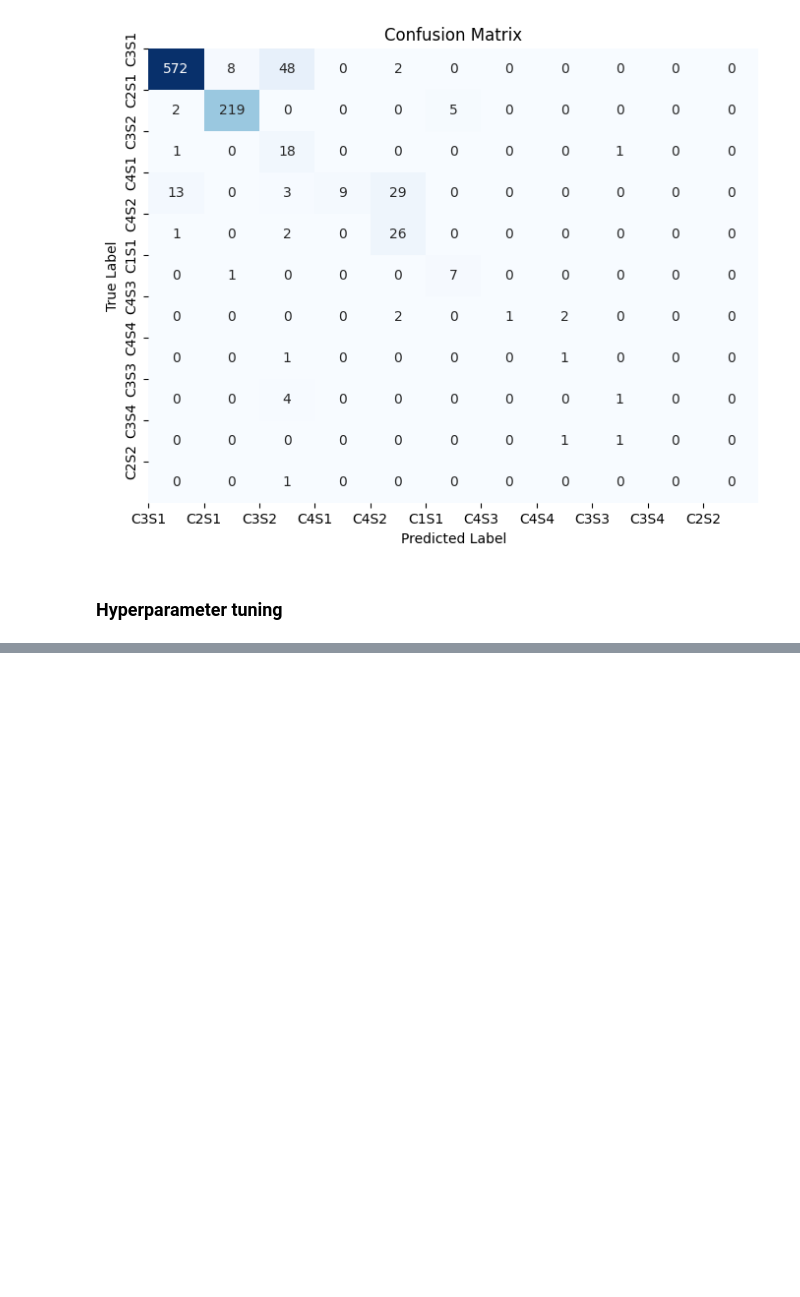
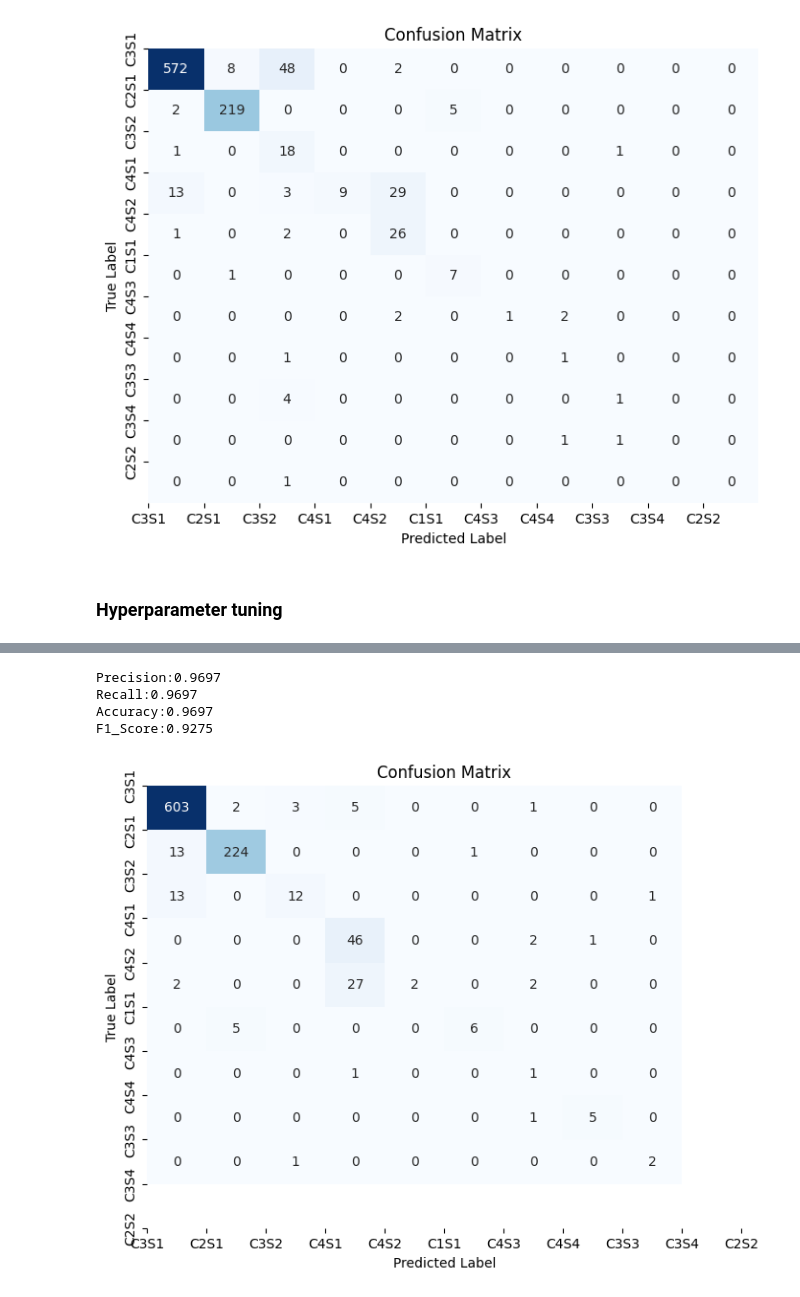
Before and after one commit to heckop/GroundWater_analyzer, a Jupyter notebook: Softmax_Implementation_And_Data_Preprocessing/SoftmaxRegression.ipynb, the cells around one changed output, grey strips where cells are left out. Cells and saved outputs as stored; diff of their text form; code cells hidden in the pictures; blank space fills up the shorter version.

```diff
--- a/Softmax_Implementation_And_Data_Preprocessing/SoftmaxRegression.ipynb
+++ b/Softmax_Implementation_And_Data_Preprocessing/SoftmaxRegression.ipynb
@@ -544,0 +717,8 @@ F1_Score:0.9440
+# %%
+softmax_model_another.evaluate(X_test,y_test,True)
+# %% [output]
+Precision:0.9697
+Recall:0.9697
+Accuracy:0.9697
+F1_Score:0.9275
+[figure, added]
```
Also changed, not shown: parts of 5 cells of this notebook.
